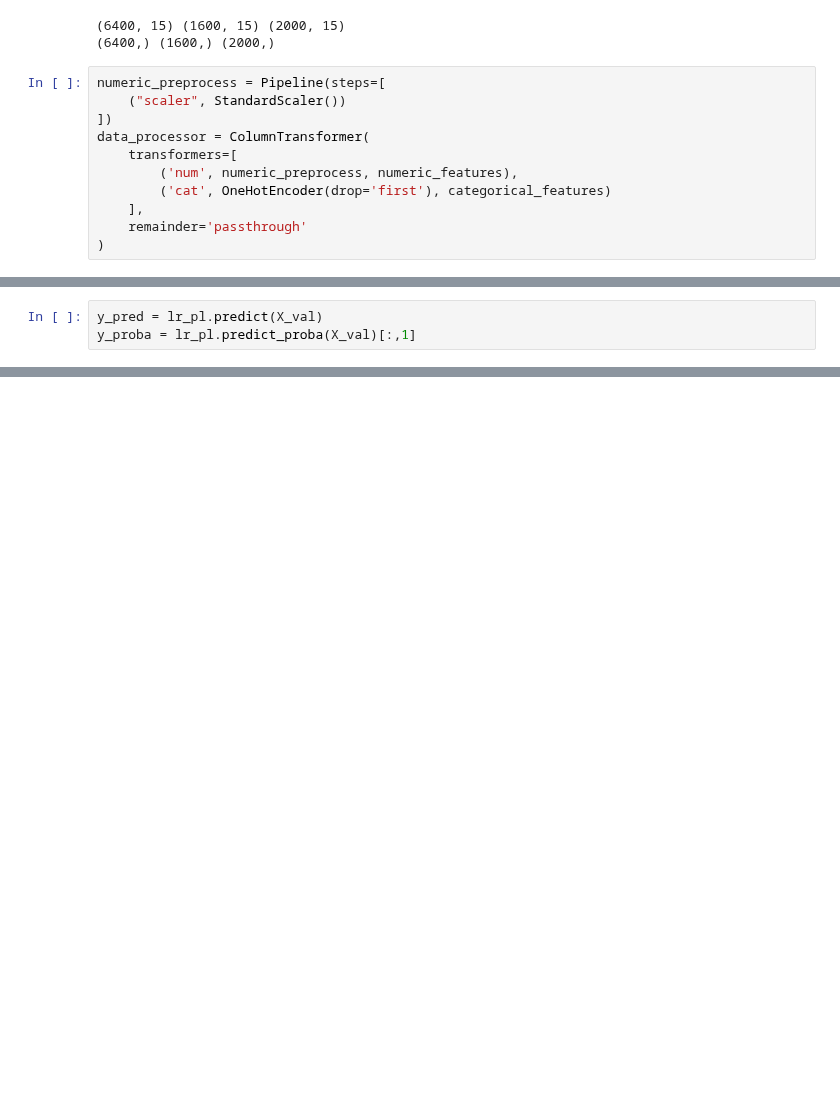
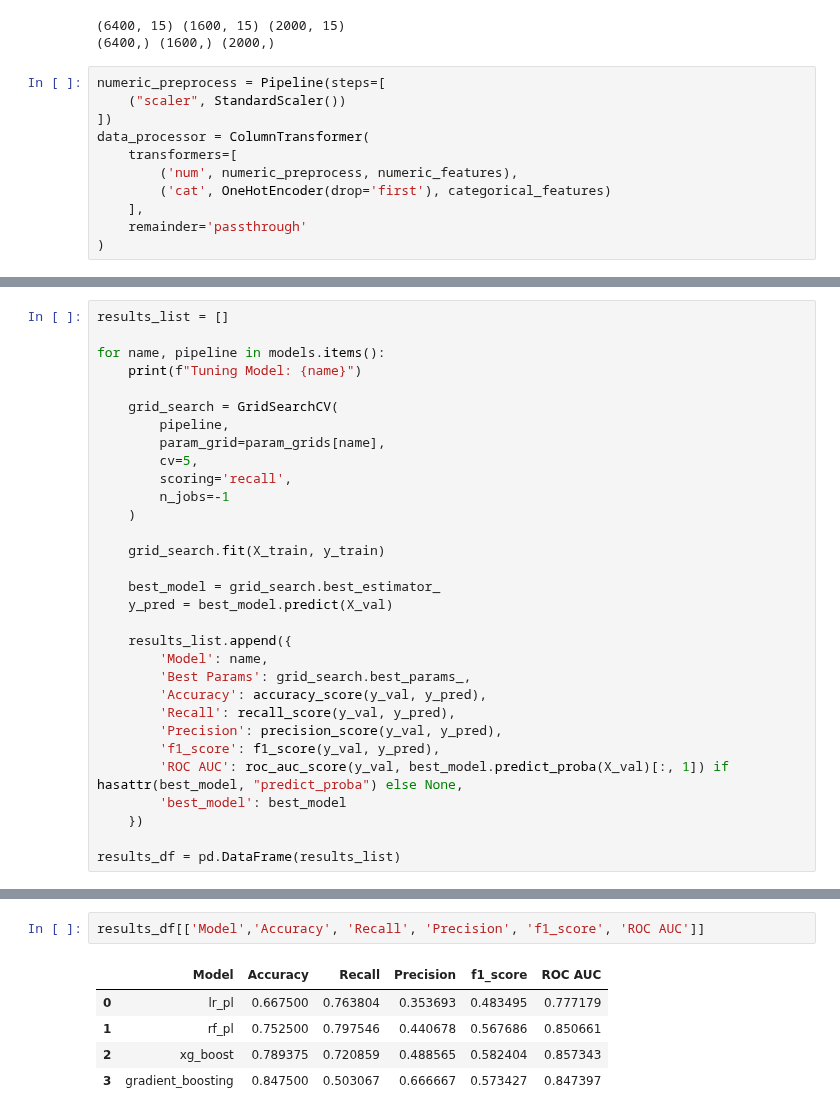
Before and after one commit to shashankpissey/CustomerChurnPredict, a Jupyter notebook: churn_prediction.ipynb, the cells around one changed output, grey strips where cells are left out. Drawn from its saved outputs; the diff is of its cells as text; blank space fills up the shorter version.

```diff
--- a/churn_prediction.ipynb
+++ b/churn_prediction.ipynb
@@ -290,3 +365,0 @@ Pipeline(steps=[('preprocessor',
-# %%
-y_pred = lr_pl.predict(X_val)
-y_proba = lr_pl.predict_proba(X_val)[:,1]
@@ -438,0 +404,31 @@ weighted avg       0.79      0.76      0.77      1600
+# %%
+results_list = []
+
+for name, pipeline in models.items():
+    print(f"Tuning Model: {name}")
+
+    grid_search = GridSearchCV(
+        pipeline,
+        param_grid=param_grids[name],
+        cv=5,
+        scoring='recall',
+        n_jobs=-1
+    )
+
+    grid_search.fit(X_train, y_train)
+
+    best_model = grid_search.best_estimator_
+    y_pred = best_model.predict(X_val)
+
+    results_list.append({
+        'Model': name,
+        'Best Params': grid_search.best_params_,
+        'Accuracy': accuracy_score(y_val, y_pred),
+        'Recall': recall_score(y_val, y_pred),
+        'Precision': precision_score(y_val, y_pred),
+        'f1_score': f1_score(y_val, y_pred),
+        'ROC AUC': roc_auc_score(y_val, best_model.predict_proba(X_val)[:, 1]) if hasattr(best_model, "predict_proba") else None,
+        'best_model': best_model
+    })
+
+results_df = pd.DataFrame(results_list)
@@ -438,0 +443,8 @@ weighted avg       0.79      0.76      0.77      1600
+# %%
+results_df[['Model','Accuracy', 'Recall', 'Precision', 'f1_score', 'ROC AUC']]
+# %% [output]
+|  | Model | Accuracy | Recall | Precision | f1_score | ROC AUC |
+| 0 | lr_pl | 0.667500 | 0.763804 | 0.353693 | 0.483495 | 0.777179 |
+| 1 | rf_pl | 0.752500 | 0.797546 | 0.440678 | 0.567686 | 0.850661 |
+| 2 | xg_boost | 0.789375 | 0.720859 | 0.488565 | 0.582404 | 0.857343 |
+| 3 | gradient_boosting | 0.847500 | 0.503067 | 0.666667 | 0.573427 | 0.847397 |
```
Also changed, not shown: parts of 30 cells of this notebook.
